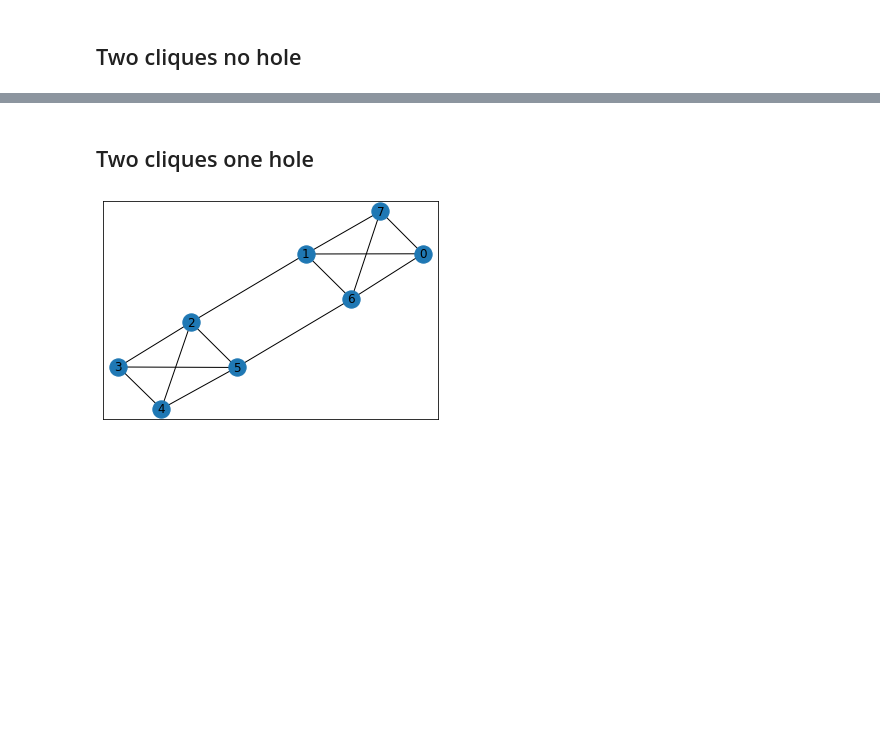
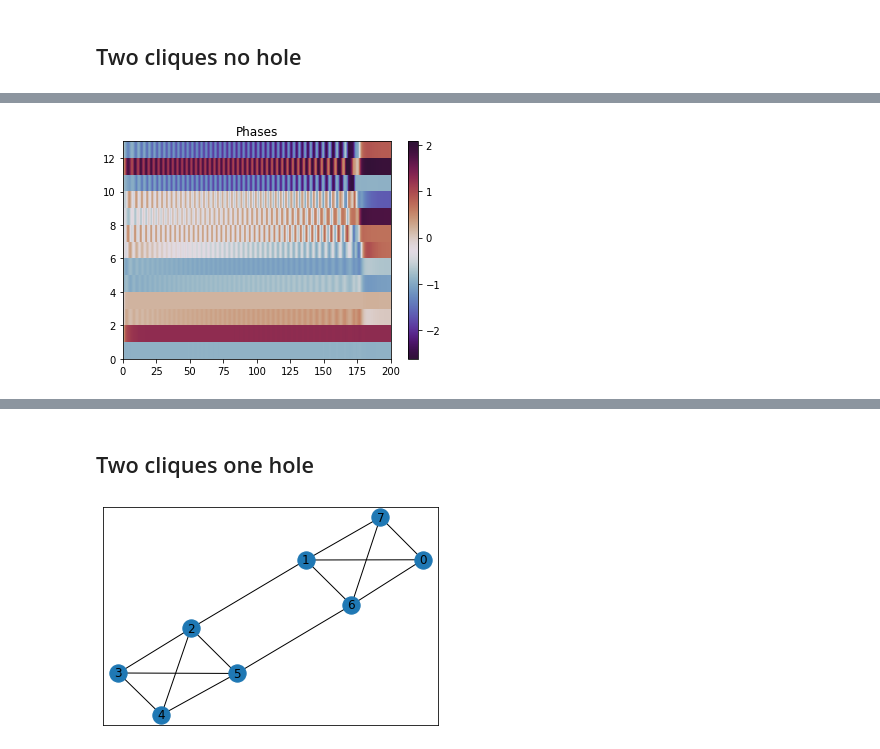
Before and after one commit to arnaudon/simplicial-kuramoto, a Jupyter notebook: notebooks/Edge_Kuramoto_simple_examples.ipynb, the cells around one changed output, grey strips where cells are left out. Saved outputs shown, nothing was run; the diff lists cells and outputs as text; code cells hidden in the pictures; blank space fills up the shorter version.

```diff
--- a/notebooks/Edge_Kuramoto_simple_examples.ipynb
+++ b/notebooks/Edge_Kuramoto_simple_examples.ipynb
@@ -69,0 +87,15 @@ plt.show()
+# %%
+np.random.seed(42)
+initial_phase = np.random.random(Gsc.n_edges)
+
+t_max = 200
+n_t = 5000
+alpha_1 = 0.05
+alpha_2 = np.pi/2.+0.2
+
+edge_result = integrate_edge_kuramoto(
+    Gsc, initial_phase, t_max, n_t, alpha_1=alpha_1, alpha_2=alpha_2
+)
+plot_edge_kuramoto(edge_result)
+# %% [output]
+[figure, added]
```
Also changed, not shown: parts of 7 cells of this notebook, 4 other files.
